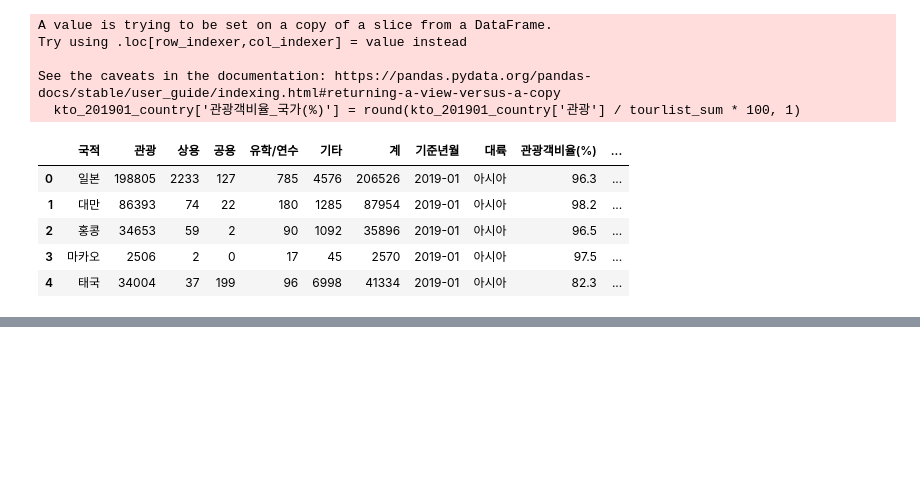
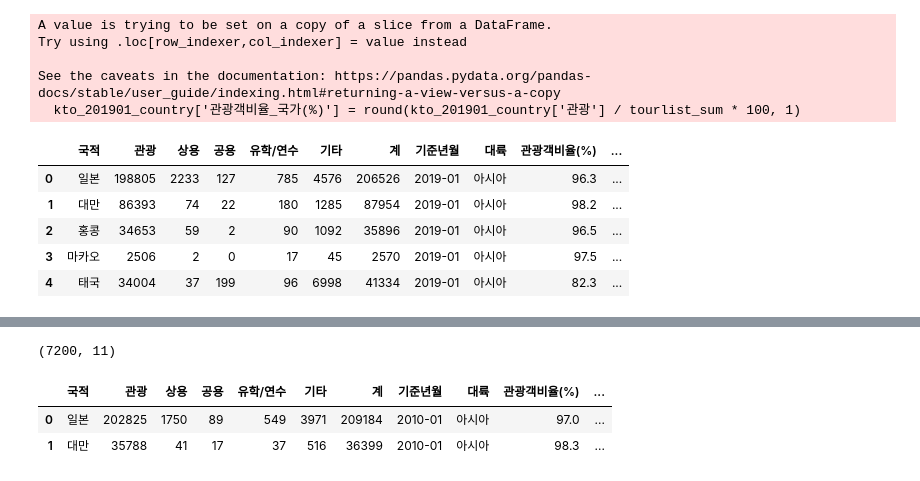
Before and after one commit to pulpo125/habang, a Jupyter notebook: python/11_pandas/11_06_전처리실습.ipynb, the cells around one changed output, grey strips where cells are left out. Drawn from its saved outputs; the diff is of its cells as text; code cells hidden in the pictures; blank space fills up the shorter version.

```diff
--- a/python/11_pandas/11_06_전처리실습.ipynb
+++ b/python/11_pandas/11_06_전처리실습.ipynb
@@ -283,0 +422,13 @@ See the caveats in the documentation: https://pandas.pydata.org/pandas-docs/stab
+# %%
+import pandas as pd
+df_total = pd.read_excel('data/kto_total.xlsx')
+df_total.shape
+# %% [output]
+(7200, 11)
+# %%
+# 문제: 중국의 연도별 관광객 수 총합
+df_total.head(2)
+# %% [output]
+|  | 국적 | 관광 | 상용 | 공용 | 유학/연수 | 기타 | 계 | 기준년월 | 대륙 | 관광객비율(%) | ... |
+| 0 | 일본 | 202825 | 1750 | 89 | 549 | 3971 | 209184 | 2010-01 | 아시아 | 97.0 | ... |
+| 1 | 대만 | 35788 | 41 | 17 | 37 | 516 | 36399 | 2010-01 | 아시아 | 98.3 | ... |
```
Also changed, not shown: parts of 23 cells of this notebook, 2 other files.
